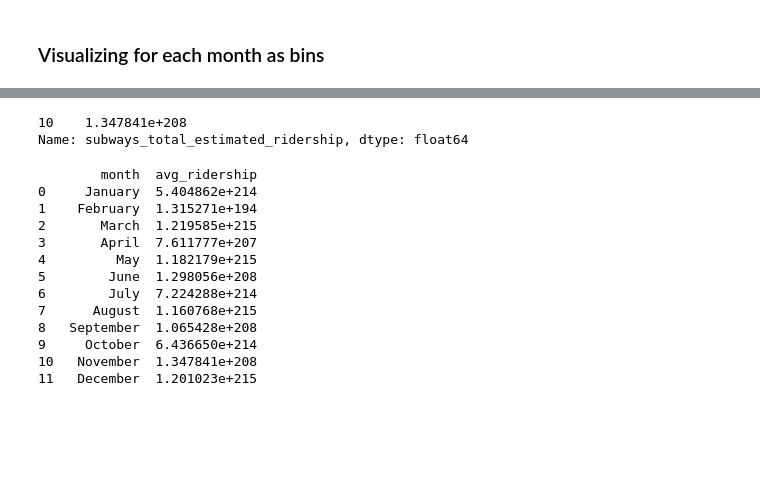
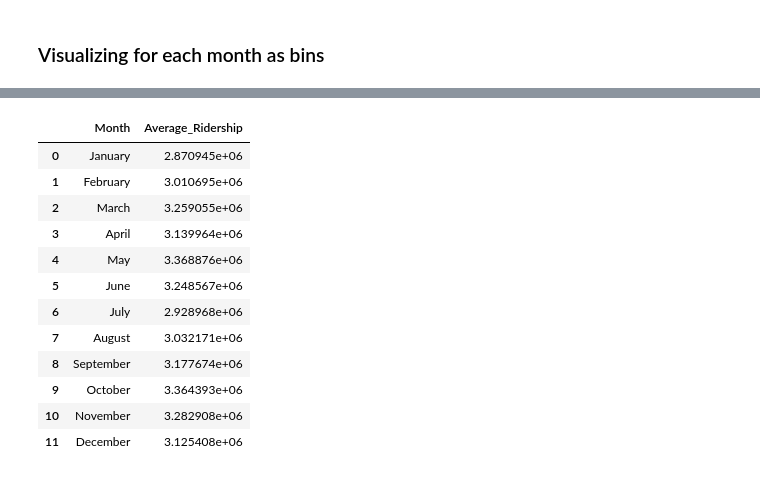
Before and after one commit to atharvakarnik/NY-MetroMetrics, a Jupyter notebook: sandbox-data-extraction.ipynb, the cells around one changed output, grey strips where cells are left out. Drawn from its saved outputs; the diff is of its cells as text; code cells hidden in the pictures; blank space fills up the shorter version.

```diff
--- a/sandbox-data-extraction.ipynb
+++ b/sandbox-data-extraction.ipynb
@@ -187,31 +196,42 @@ monthly_avg
-# %%
-monthly_avg[monthly_avg['month']=='November']['subways_total_estimated_ridership']
-# %% [output]
-10    1.347841e+208
-Name: subways_total_estimated_ridership, dtype: float64
-# %%
-monthly_avg_ridership = df_2023.resample('M').mean()
-
-df_monthly_avg = pd.DataFrame({
-    'month': monthly_avg_ridership.index.month_name(),
-    'avg_ridership': monthly_avg_ridership['subways_total_estimated_ridership']
-})
-
-df_monthly_avg.reset_index(drop=True, inplace=True)
-
-# Display the new DataFrame
-print(df_monthly_avg)
-# %% [output]
-        month  avg_ridership
-0     January  5.404862e+214
-1    February  1.315271e+194
-2       March  1.219585e+215
-3       April  7.611777e+207
-4         May  1.182179e+215
-5        June  1.298056e+208
-6        July  7.224288e+214
-7      August  1.160768e+215
-8   September  1.065428e+208
-9     October  6.436650e+214
-10   November  1.347841e+208
-11   December  1.201023e+215
+# %%
+def calculate_monthly_average(df):
+
+    # Create a 'Year_Month' key from the index for grouping
+    df['Year_Month'] = df.index.to_series().apply(lambda x: x.strftime('%Y-%m'))
+
+    # Group by the new 'Year_Month' key
+    grouped = df.groupby('Year_Month')['subways_total_estimated_ridership'].mean().reset_index()
+
+    # Split 'Year_Month' to extract the month name and year
+    grouped['Year'] = grouped['Year_Month'].apply(lambda x: x.split('-')[0])
+    grouped['Month'] = grouped['Year_Month'].apply(lambda x: pd.to_datetime(x).strftime('%B'))
+
+    # Create the result DataFrame
+    result_df = pd.DataFrame({
+        'Month': grouped['Month'],
+        'Average_Ridership': grouped['subways_total_estimated_ridership']
+    })
+
+    # Cleanup and final adjustments
+    result_df.drop_duplicates(subset='Month', keep='last', inplace=True)  # Ensures unique months in the final DataFrame
+    result_df.reset_index(drop=True, inplace=True)
+
+    return result_df
+
+
+display(calculate_monthly_average(df_2023))
+# display(df_2023)
+# %% [output]
+|  | Month | Average_Ridership |
+| 0 | January | 2.870945e+06 |
+| 1 | February | 3.010695e+06 |
+| 2 | March | 3.259055e+06 |
+| 3 | April | 3.139964e+06 |
+| 4 | May | 3.368876e+06 |
+| 5 | June | 3.248567e+06 |
+| 6 | July | 2.928968e+06 |
+| 7 | August | 3.032171e+06 |
+| 8 | September | 3.177674e+06 |
+| 9 | October | 3.364393e+06 |
+| 10 | November | 3.282908e+06 |
+| 11 | December | 3.125408e+06 |
```
Also changed, not shown: parts of 10 cells of this notebook.
